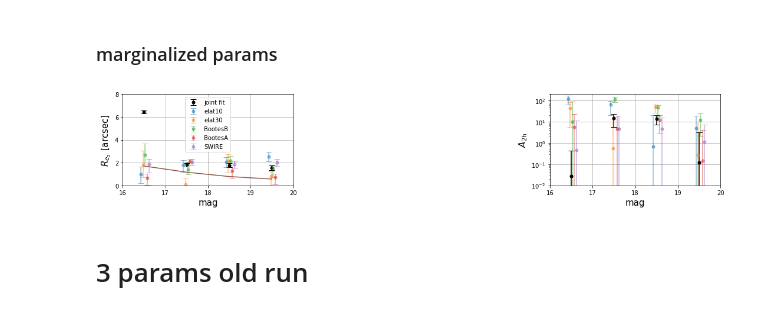
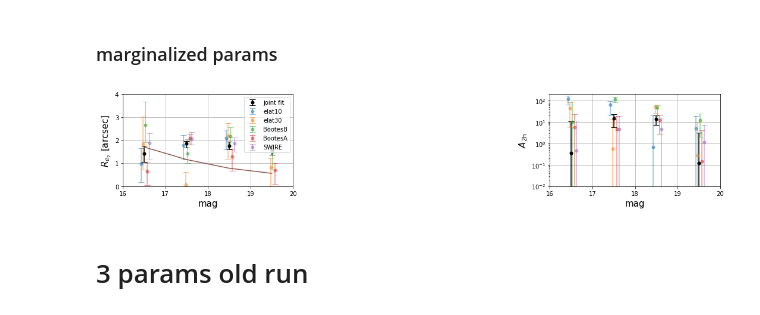
Before and after one commit to yuntingcheng/python_ciber, a Jupyter notebook: stack_modelfit/mcmc.ipynb, the cells around one changed output. Cells and saved outputs as stored; diff of their text form; code cells hidden in the pictures.

```diff
--- a/stack_modelfit/mcmc.ipynb
+++ b/stack_modelfit/mcmc.ipynb
@@ -748,35 +762,35 @@ for ifield in [None,4,5,6,7,8]:
     m_arr = (np.array(magbindict['m_min']) + np.array(magbindict['m_max'])) / 2
 
     if ifield is None:
         ax[0].errorbar(m_arr+xoff, Re2_arr, [Re2_arr - Re2_low_arr, Re2_high_arr - Re2_arr],
                       fmt='.', capsize=5, markersize=10, c='k', label = 'joint fit')
         ax[2].errorbar(m_arr+xoff, A2h_arr, [A2h_arr - A2h_low_arr, A2h_high_arr - A2h_arr],
                       fmt='.', capsize=5, markersize=10, c='k', label = 'joint fit')
     else:
         ax[0].errorbar(m_arr+xoff, Re2_arr, [Re2_arr - Re2_low_arr, Re2_high_arr - Re2_arr],
                       fmt='.', capsize=5, markersize=10, alpha = 0.5, label = fieldnamedict[ifield])
         ax[2].errorbar(m_arr+xoff, A2h_arr, [A2h_arr - A2h_low_arr, A2h_high_arr - A2h_arr],
                       fmt='.', capsize=5, markersize=10, label = fieldnamedict[ifield], alpha = 0.5)
 
 ax[0].plot(m_arr, Re2_W19_arr)
-ax[0].set_ylim([0,8])
+ax[0].set_ylim([0,4])
 ax[2].set_ylim([1e-2,2e2])
 ax[0].set_xlabel('mag', fontsize=15)
 ax[2].set_xlabel('mag', fontsize=15)
 ax[0].set_ylabel(r"$R_{e_2}$ [arcsec]", fontsize=15)
 ax[2].set_ylabel(r"$A_{\rm 2h}$", fontsize=15)
 ax[2].set_yscale('log')
 ax[0].set_xticks([16,17,18,19,20])
 ax[2].set_xticks([16,17,18,19,20])
 ax[0].grid()
 ax[2].grid()
 ax[1].axis('off')
 ax[0].legend()
 
 plt.tight_layout()
 # plt.savefig('plots/TM%d/params_best_2par.png'%inst, dpi = 150)
 # %% [output]
-[figure, old version]
+[figure, new version]
 # %% [markdown]
 # 3 params old run
 # %% [markdown]
```
Also changed, not shown: parts of 14 cells of this notebook, 1 other file.
